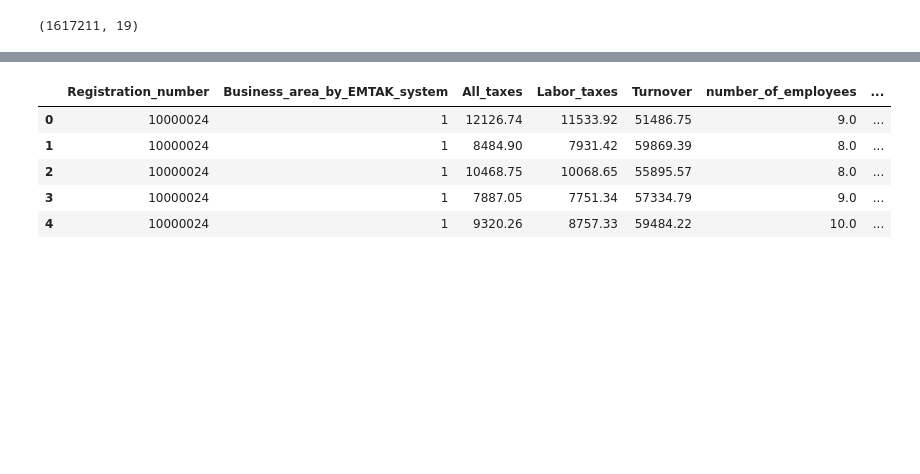
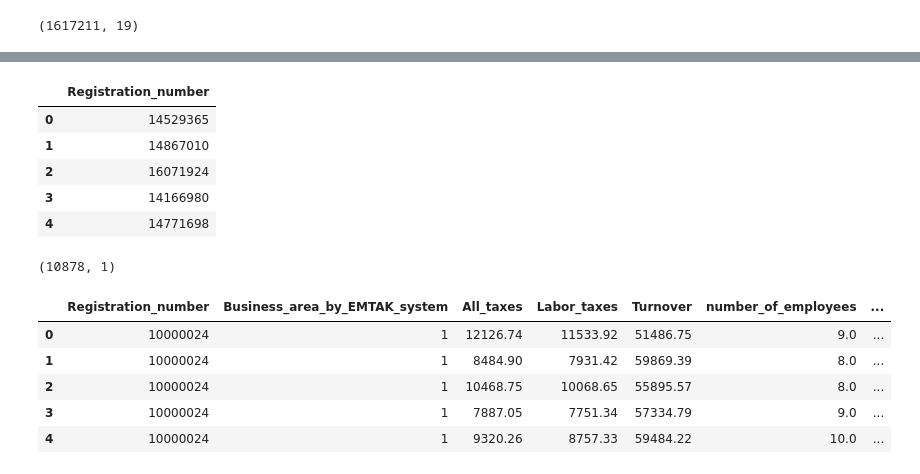
Before and after one commit to mshoush/ML21_Project_MFGC, a Jupyter notebook: Data_labelling_V2_PN_8_Dec_2021.ipynb, the cells around one changed output, grey strips where cells are left out. Drawn from its saved outputs; the diff is of its cells as text; code cells hidden in the pictures; blank space fills up the shorter version.

```diff
--- a/Data_labelling_V2_PN_8_Dec_2021.ipynb
+++ b/Data_labelling_V2_PN_8_Dec_2021.ipynb
@@ -47,3 +67,22 @@ df.shape
+# %%
+# Create list of TOP 10% of companies by profit_per_employee
+df_ppe_top = df[['Registration_number', 'emp_growth_rate_CGR']].copy(deep=True)
+df_ppe_top = df_ppe_top.drop_duplicates(keep='first')
+df_ppe_top = df_ppe_top.sort_values(by='emp_growth_rate_CGR', ascending=False).head(top)
+df_ppe_top = df_ppe_top.reset_index(drop=True)
+df_ppe_top = df_ppe_top.drop('emp_growth_rate_CGR', axis=1)
+df_ppe_top.head()
+# %% [output]
+|  | Registration_number |
+| 0 | 14529365 |
+| 1 | 14867010 |
+| 2 | 16071924 |
+| 3 | 14166980 |
+| 4 | 14771698 |
+# %%
+df_ppe_top.shape
+# %% [output]
+(10878, 1)
 # %%
 # Define labelling function
 
```
Also changed, not shown: parts of 3 cells of this notebook.
